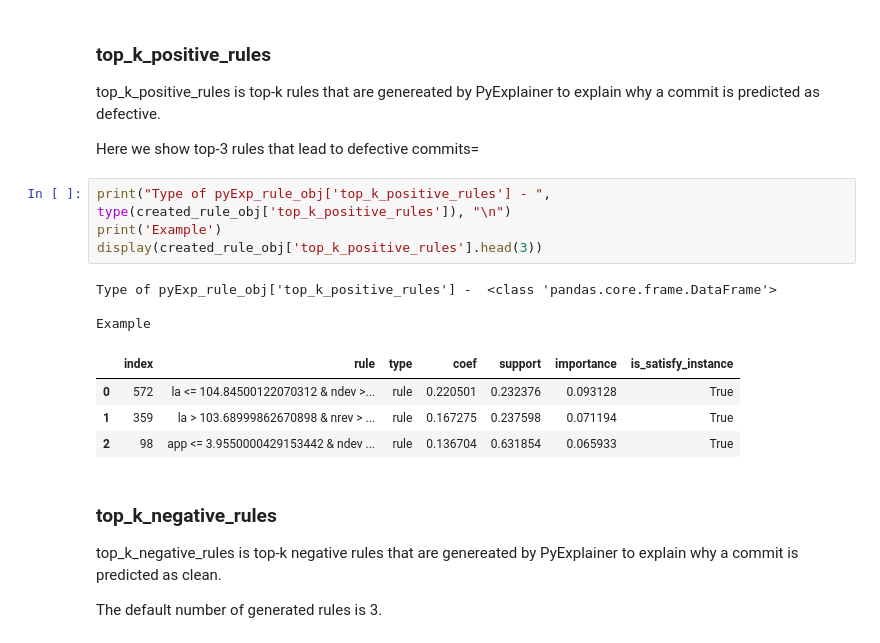
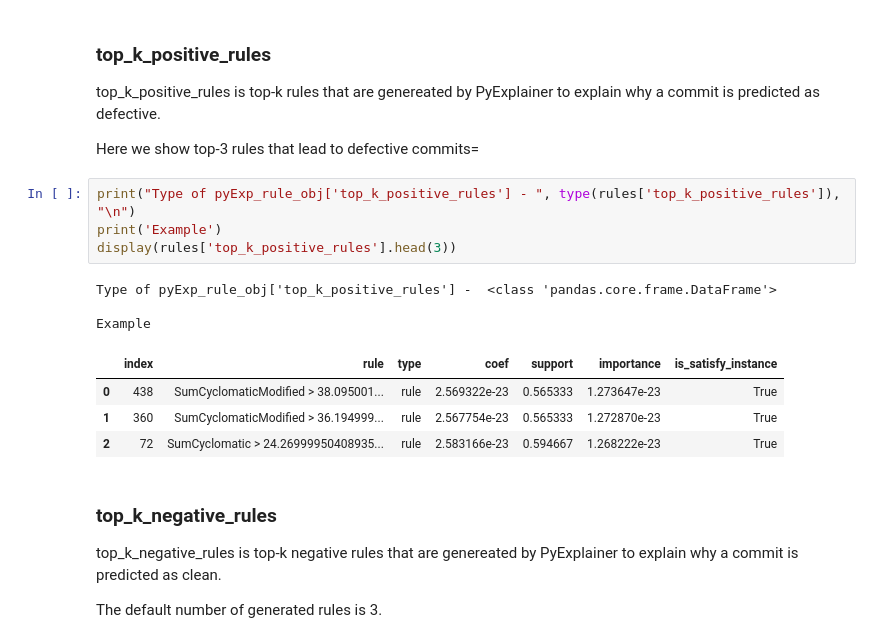
Before and after one commit to awsm-research/PyExplainer, a Jupyter notebook: TUTORIAL.ipynb, the cells around one changed output. Saved outputs shown, nothing was run; the diff lists cells and outputs as text.

```diff
--- a/TUTORIAL.ipynb
+++ b/TUTORIAL.ipynb
@@ -359,17 +371,17 @@ top_k_positive_rules is top-k rules that are genereated by PyExplainer to explai
 
 Here we show top-3 rules that lead to defective commits=
 # %%
-print("Type of pyExp_rule_obj['top_k_positive_rules'] - ", type(created_rule_obj['top_k_positive_rules']), "\n")
+print("Type of pyExp_rule_obj['top_k_positive_rules'] - ", type(rules['top_k_positive_rules']), "\n")
 print('Example')
-display(created_rule_obj['top_k_positive_rules'].head(3))
+display(rules['top_k_positive_rules'].head(3))
 # %% [output]
 Type of pyExp_rule_obj['top_k_positive_rules'] -  <class 'pandas.core.frame.DataFrame'>
 
 Example
 |  | index | rule | type | coef | support | importance | is_satisfy_instance |
-| 0 | 572 | la <= 104.84500122070312 & ndev >... | rule | 0.220501 | 0.232376 | 0.093128 | True |
-| 1 | 359 | la > 103.68999862670898 & nrev > ... | rule | 0.167275 | 0.237598 | 0.071194 | True |
-| 2 | 98 | app <= 3.9550000429153442 & ndev ... | rule | 0.136704 | 0.631854 | 0.065933 | True |
+| 0 | 438 | SumCyclomaticModified > 38.095001... | rule | 2.569322e-23 | 0.565333 | 1.273647e-23 | True |
+| 1 | 360 | SumCyclomaticModified > 36.194999... | rule | 2.567754e-23 | 0.565333 | 1.272870e-23 | True |
+| 2 | 72 | SumCyclomatic > 24.26999950408935... | rule | 2.583166e-23 | 0.594667 | 1.268222e-23 | True |
 # %% [markdown]
 ### top_k_negative_rules
 
```
Also changed, not shown: parts of 13 cells of this notebook.
